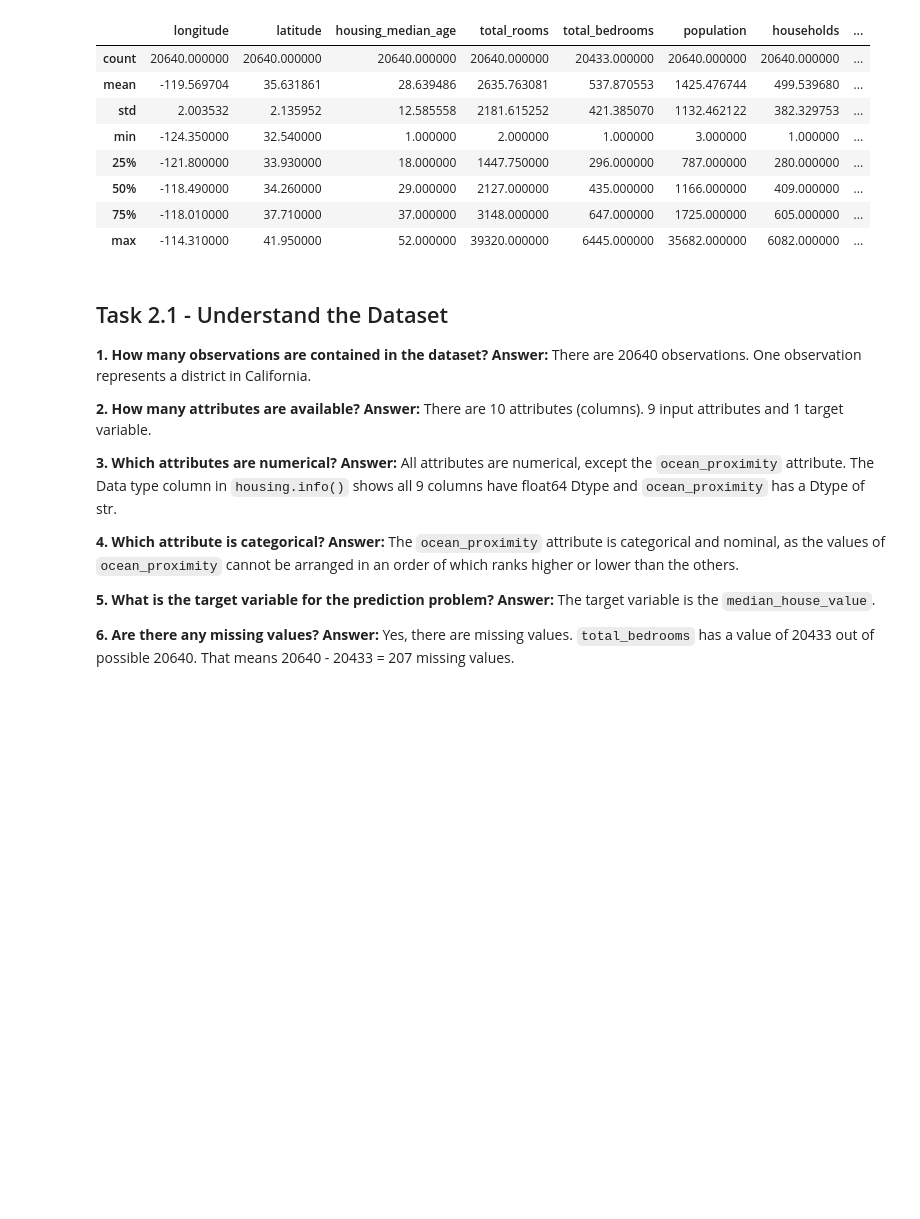
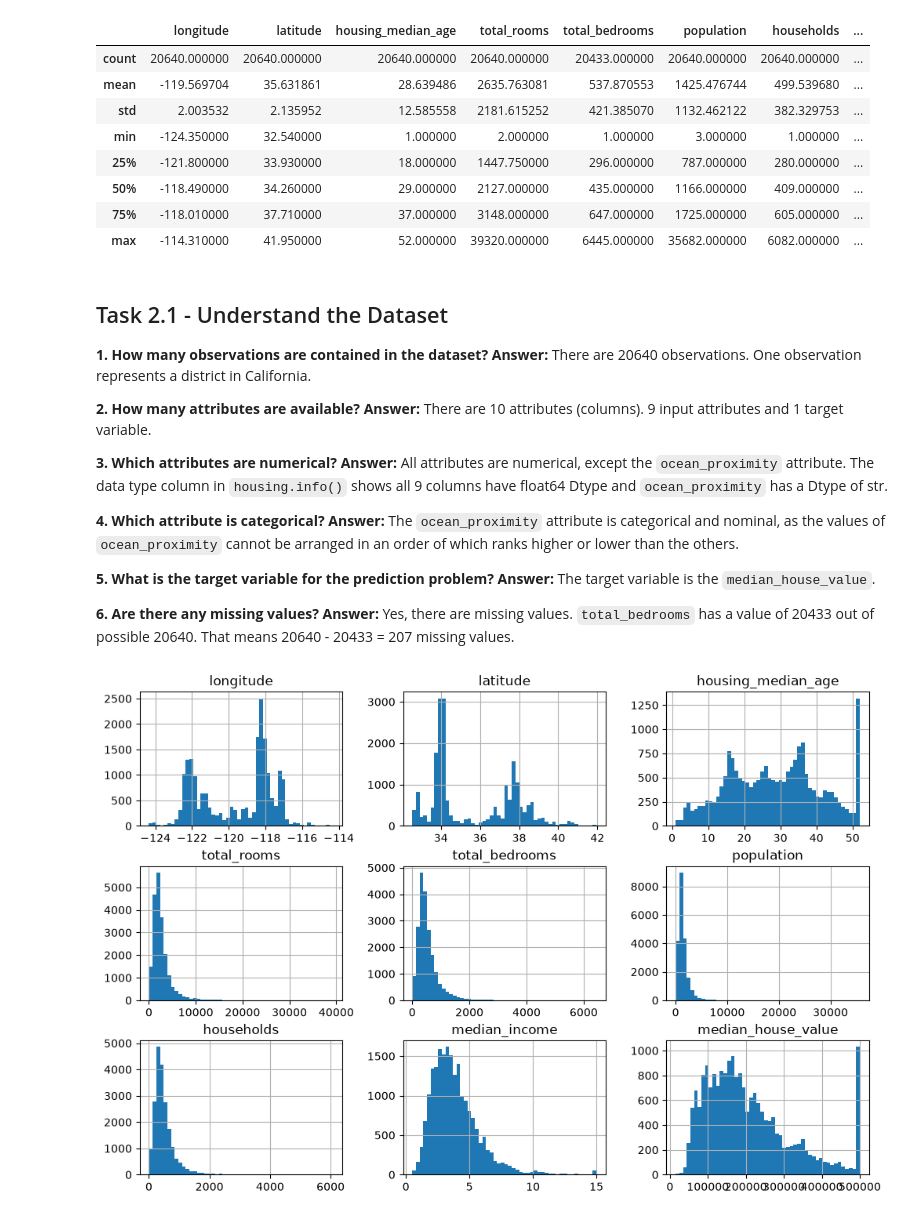
Before and after one commit to nippysky-ai-labs/iai600-intro-to-ai-ml, a Jupyter notebook: lab01/lab01.ipynb, the cells around one changed output. Saved outputs shown, nothing was run; the diff lists cells and outputs as text; code cells hidden in the pictures; blank space fills up the shorter version.

```diff
--- a/lab01/lab01.ipynb
+++ b/lab01/lab01.ipynb
@@ -91,7 +91,7 @@ housing.describe()
 **Answer:** There are 10 attributes (columns). 9 input attributes and 1 target variable.
 
 **3. Which attributes are numerical?**
-**Answer:** All attributes are numerical, except the `ocean_proximity` attribute. The Data type column in `housing.info()` shows all 9 columns have float64 Dtype and `ocean_proximity` has a Dtype of str.
+**Answer:** All attributes are numerical, except the `ocean_proximity` attribute. The data type column in `housing.info()` shows all 9 columns have float64 Dtype and `ocean_proximity` has a Dtype of str.
 
 **4. Which attribute is categorical?**
 **Answer:** The `ocean_proximity` attribute is categorical and nominal, as the values of `ocean_proximity` cannot be arranged in an order of which ranks higher or lower than the others.
@@ -101,3 +101,8 @@ housing.describe()
 
 **6. Are there any missing values?**
 **Answer:** Yes, there are missing values. `total_bedrooms` has a value of 20433 out of possible 20640. That means 20640 - 20433 = 207 missing values.
+# %%
+housing.hist(bins=50, figsize=(12, 8))
+plt.show()
+# %% [output]
+[figure, added]
```
Also changed, not shown: parts of 36 cells of this notebook.
